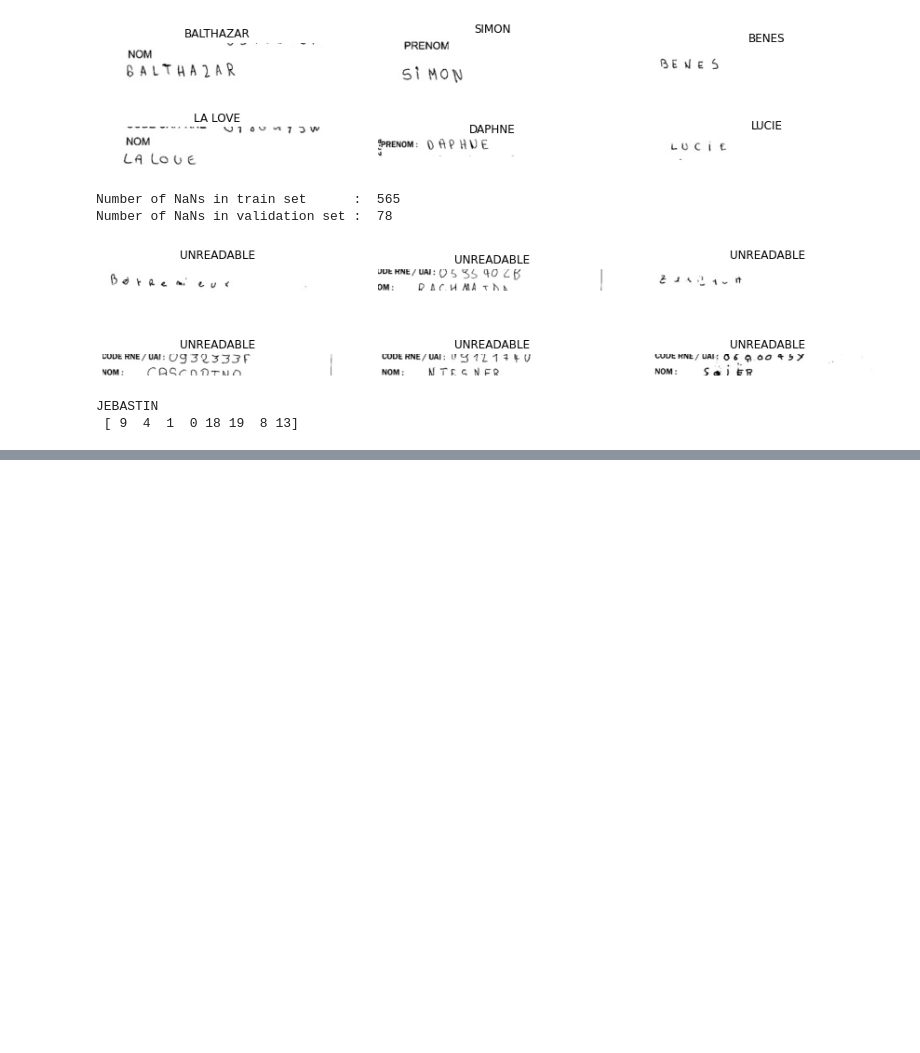
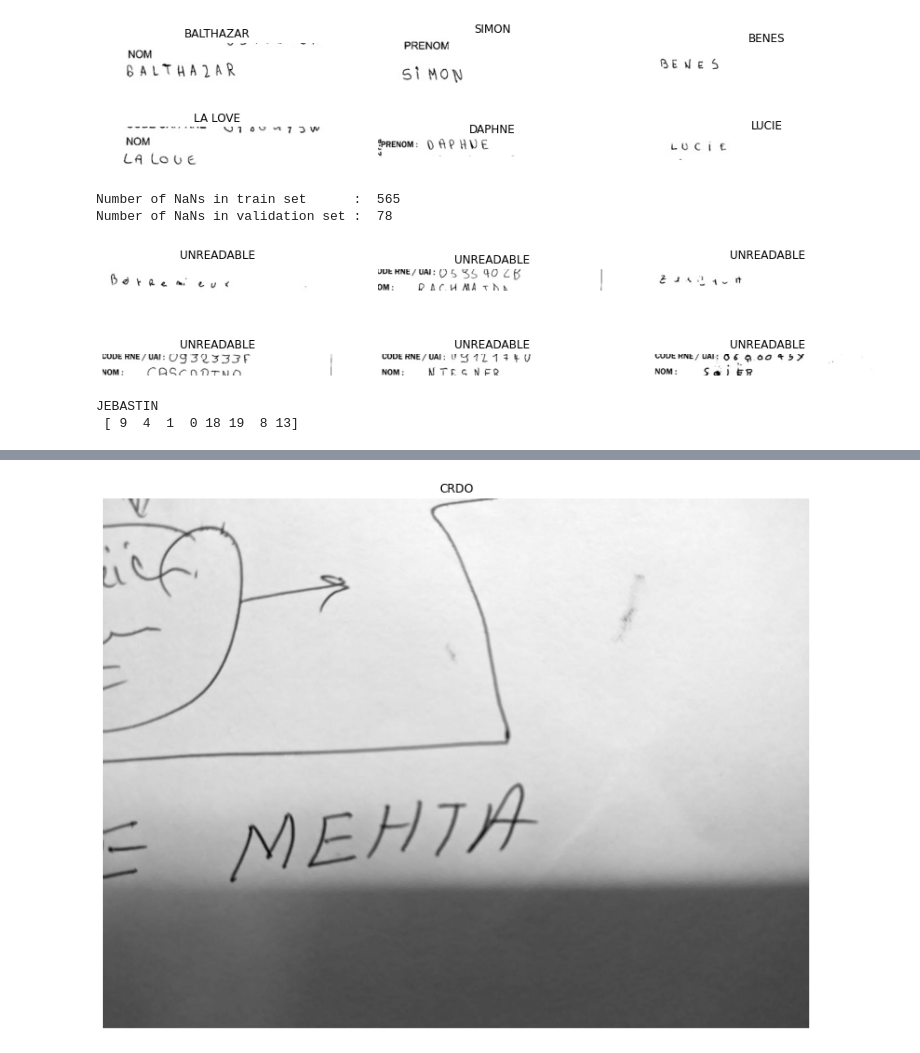
Before and after one commit to Karma-Yogi-Rahil/Deep_Learning_Projects, a Jupyter notebook: Copy_of_Handwritten_train.ipynb, the cells around one changed output, grey strips where cells are left out. Drawn from its saved outputs; the diff is of its cells as text; code cells hidden in the pictures; blank space fills up the shorter version.

```diff
--- a/Copy_of_Handwritten_train.ipynb
+++ b/Copy_of_Handwritten_train.ipynb
@@ -413,0 +425,19 @@ erasing-hope-hand-w 100%[===================>] 426.50K  --.-KB/s    in 0.03s
+# %%
+test = pd.read_csv('/content/written_name_test_v2.csv')
+
+plt.figure(figsize=(15, 10))
+
+img_dir = str(input())
+image = cv2.imread(img_dir, cv2.IMREAD_GRAYSCALE)
+plt.imshow(image, cmap='gray')
+
+image = preprocess(image)
+image = image/255.
+pred = model.predict(image.reshape(1, 256, 64, 1))
+decoded = K.get_value(K.ctc_decode(pred, input_length=np.ones(pred.shape[0])*pred.shape[1],
+                                       greedy=True)[0][0])
+plt.title(num_to_label(decoded[0]), fontsize=12)
+plt.axis('off')
+
+plt.subplots_adjust(wspace=0.2, hspace=-0.8)
+# %% [output]
@@ -413,0 +445 @@ erasing-hope-hand-w 100%[===================>] 426.50K  --.-KB/s    in 0.03s
+[figure, added]
```
Also changed, not shown: parts of 24 cells of this notebook.
